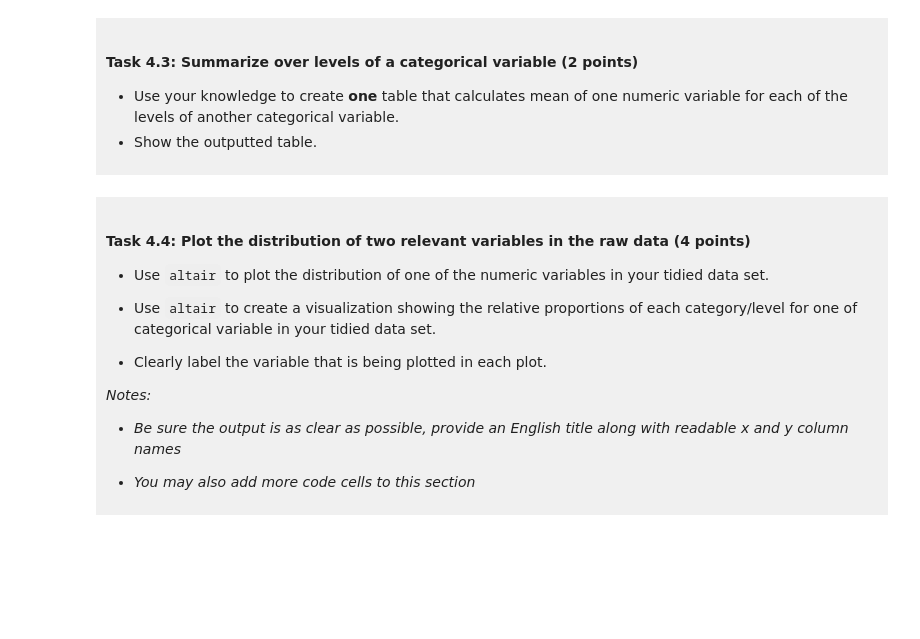
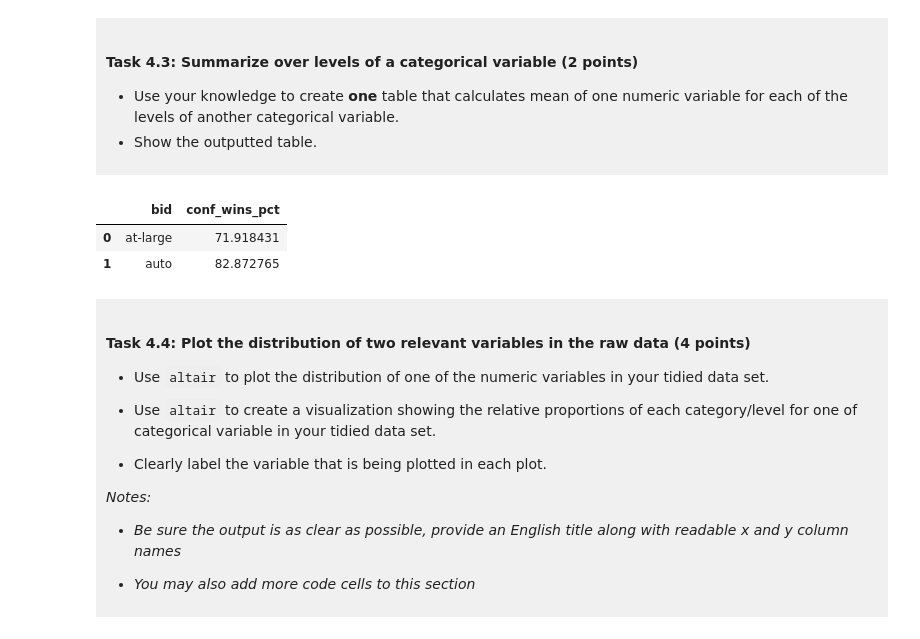
Before and after one commit to Miranda-9/dsci-100-project-shuhan, a Jupyter notebook: dsci-100-project-notebook.ipynb, the cells around one changed output. Drawn from its saved outputs; the diff is of its cells as text; code cells hidden in the pictures; blank space fills up the shorter version.

```diff
--- a/dsci-100-project-notebook.ipynb
+++ b/dsci-100-project-notebook.ipynb
@@ -281,7 +307,12 @@ You will refine your research question (if needed) and produce a tidy data set.
 - Show the outputted table.
 </div>
 # %%
-### EDIT THIS CODE CELL ###
+basketball_bid_summary = basketball_tidy.groupby('bid')['conf_wins_pct'].mean().reset_index()
+basketball_bid_summary
+# %% [output]
+|  | bid | conf_wins_pct |
+| 0 | at-large | 71.918431 |
+| 1 | auto | 82.872765 |
 # %% [markdown]
 <div style="background-color: #f0f0f0; padding: 10px;">
 
```
Also changed, not shown: parts of 9 cells of this notebook.
